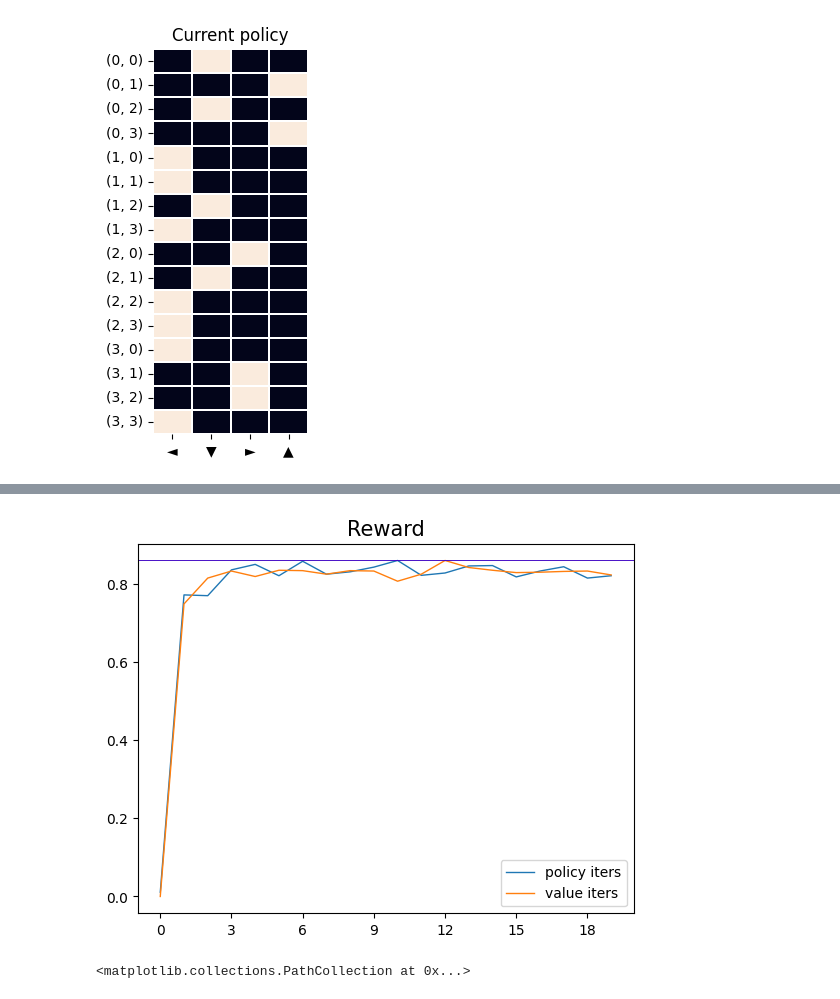
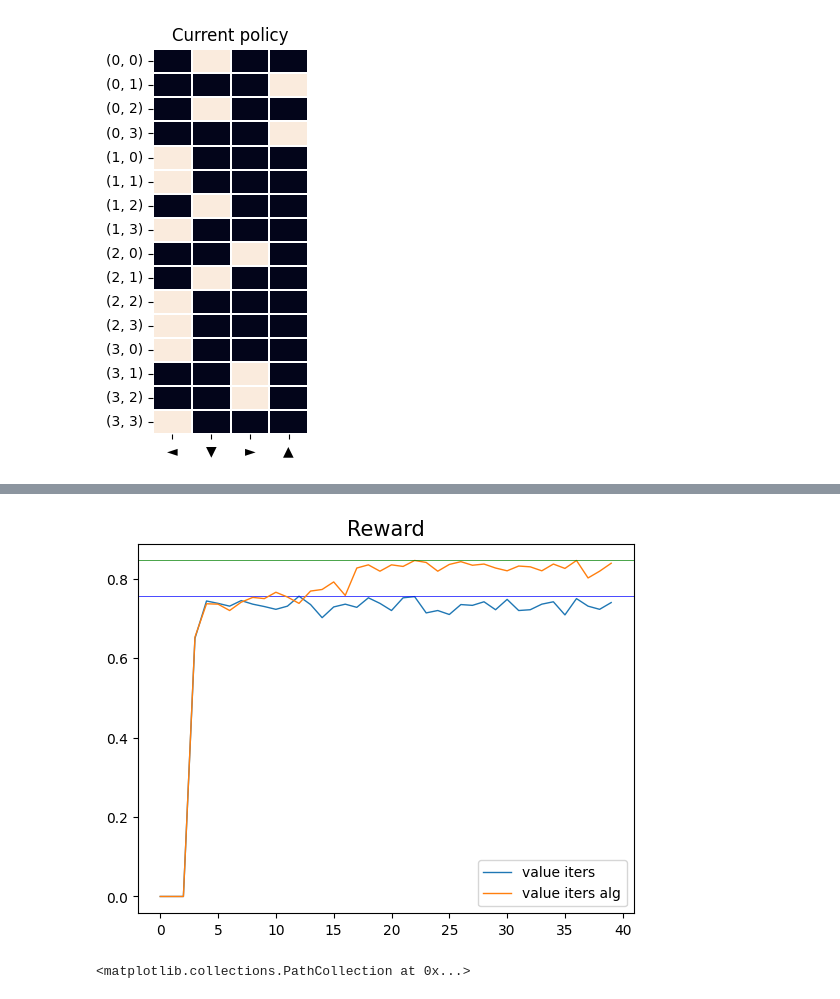
Before and after one commit to Axik0/DRL, a Jupyter notebook: DRL3(FrozenLake).ipynb, the cells around one changed output, grey strips where cells are left out. Cells and saved outputs as stored; diff of their text form; code cells hidden in the pictures.

```diff
--- a/DRL3(FrozenLake).ipynb
+++ b/DRL3(FrozenLake).ipynb
@@ -278,7 +279,7 @@ class ValueIterationAgent(DynAgent):
         Vo = np.zeros((self.n_states))  # zero value-function initialization
         # iterative approximation of optimal value function Vo
         for l in range(n_vf_iterations):
-            Vo = np.argmax(cmb(Vo), axis=0)
+            Vo = np.max(cmb(Vo), axis=0)
         qo = cmb(Vo) # get optimal action-value function by Vo
 
         # optimal policy is defined as greedy policy on optimal value function
@@ -316,6 +314,6 @@ sum(results['r'])
 # %%
-def run(K, L, M=1000, gamma=0.99):
-    pa_ = PolicyIterationAgent()
+def run(agent_instance, K, L, M=1000, gamma=0.99):
+    pa_ = agent_instance
     pa_.fit(n_iterations=K, n_vf_iterations=L, gamma=gamma)
     rewards = []
     for _ in range(M):
@@ -330,7 +328,10 @@ def GS(size=20):
         m[pair] = run(*pair)
     return m
 # %%
-iter_data = np.array([run(k, 10) for k in range(20)])
-iter_vf_data = np.array([run(10, l) for l in range(20)])
-iter_g_data = np.array([run(10, 10, gamma=g) for g in np.arange(0.95, 1.0, 0.0001)])
+# iter_data_p = np.array([run(PolicyIterationAgent(), k, 10) for k in range(20)])
+iter_vf_data_p = np.array([run(PolicyIterationAgent(), 1, l) for l in range(40)])
+# iter_g_data_p = np.array([run(PolicyIterationAgent(), 10, 10, gamma=g) for g in np.arange(0.95, 1.0, 0.001)])
+
+iter_vf_data_v = np.array([run(ValueIterationAgent(), None, l) for l in range(40)])
+# iter_g_data_v = np.array([run(ValueIterationAgent(), None, 10, gamma=g) for g in np.arange(0.95, 1.0, 0.001)])
 # %%
@@ -343,12 +347,14 @@ Text(0.5, 1.0, 'Reward')
 # %%
-ax = sns.lineplot(iter_data, linewidth=1, label='policy iters')
-ax = sns.lineplot(iter_vf_data, linewidth=1,ax=ax, label='value iters')
-ax.axhline(y=max(iter_data), color='r', linestyle='-', linewidth=0.5)
-ax.axhline(y=max(iter_vf_data), color='b', linestyle='-', linewidth=0.5)
+# ax = sns.lineplot(iter_data_p, linewidth=1, label='policy iters')
+ax = sns.lineplot(iter_vf_data_p, linewidth=1, label='value iters')
+# ax.axhline(y=max(iter_data_p), color='r', linestyle='-', linewidth=0.5)
+ax.axhline(y=max(iter_vf_data_p), color='b', linestyle='-', linewidth=0.5)
+ax = sns.lineplot(iter_vf_data_v, linewidth=1,ax=ax, label='value iters alg')
+ax.axhline(y=max(iter_vf_data_v), color='g', linestyle='-', linewidth=0.5)
 ax.set_title(f"Reward", fontsize=15)
 ax.xaxis.set_major_locator(MaxNLocator(integer=True))
 # %% [output]
-[figure, old version]
+[figure, new version]
 # %%
 res = GS()
 # %%
```
Also changed, not shown: parts of 6 cells of this notebook.
